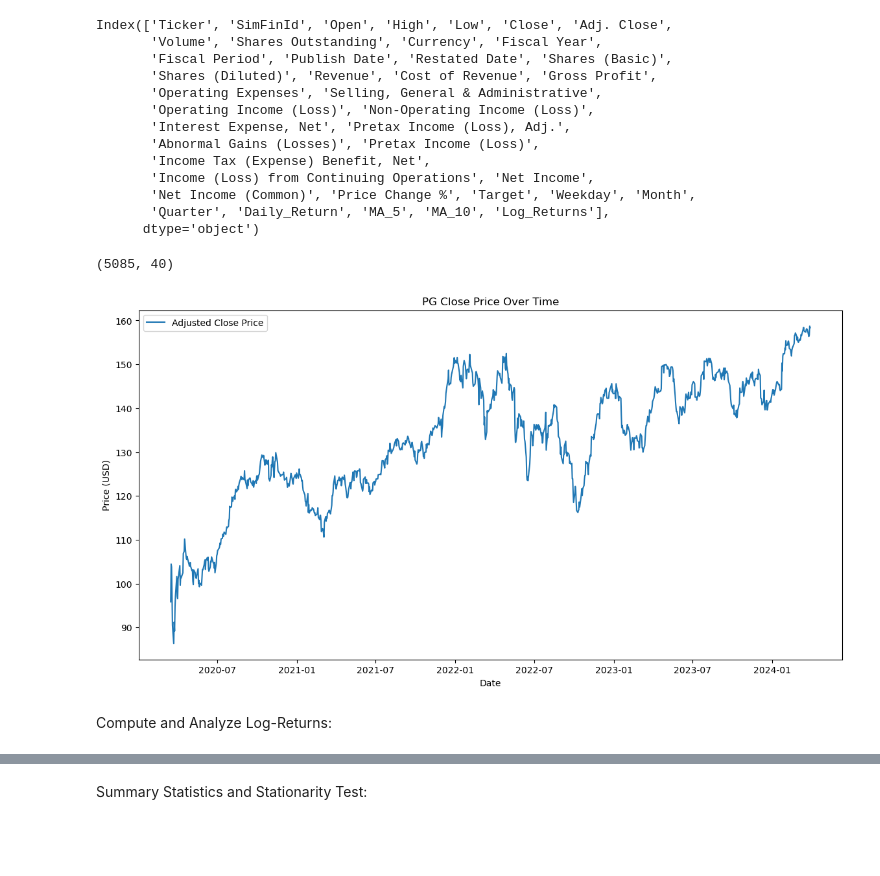
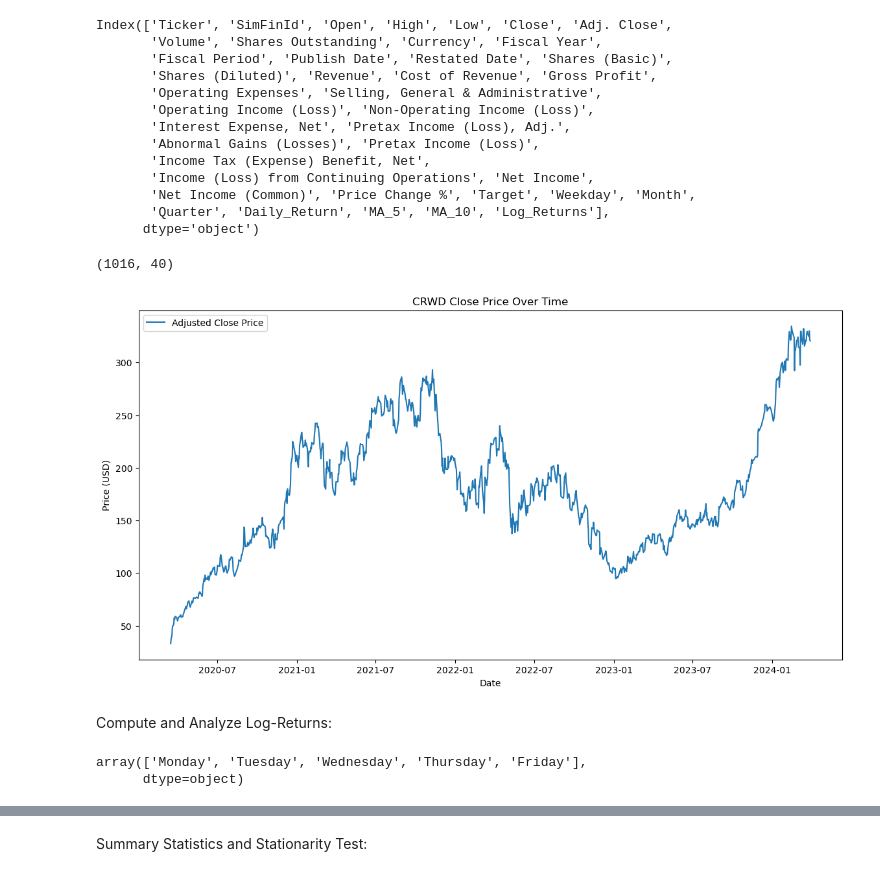
Before and after one commit to BOYSABIO/Stock-Analysis-Prediction-Dashboard, a Jupyter notebook: 0.4 PREDICT.ipynb, the cells around one changed output, grey strips where cells are left out. Saved outputs shown, nothing was run; the diff lists cells and outputs as text; code cells hidden in the pictures; blank space fills up the shorter version.

```diff
--- a/0.4 PREDICT.ipynb
+++ b/0.4 PREDICT.ipynb
@@ -68,4 +80,4 @@ def fetch_ticker_data(ticker, start_date, end_date):
     return ticker_data
 
 
-ticker_data= fetch_ticker_data('PG','2020-03-15','2025-03-15')
+ticker_data= fetch_ticker_data('CRWD','2020-03-15','2025-03-15')
@@ -71,0 +113,2 @@ ticker_data= fetch_ticker_data('PG','2020-03-15','2025-03-15')
+# %%
+ticker_data['Log_Returns_2'] = np.log(ticker_data['Close'] / ticker_data['Close'].shift(1))
@@ -96,19 +156,24 @@ Index(['Ticker', 'SimFinId', 'Open', 'High', 'Low', 'Close', 'Adj. Close',
 # %%
 ticker_data.shape
 # %% [output]
-(5085, 40)
+(1016, 40)
 # %%
 def plot_raw_time_series(ticker_df):
     plt.figure(figsize=(14, 7))
-    plt.plot(ticker_df['Adj. Close'], label='Adjusted Close Price')
+    plt.plot(ticker_df['Close'], label='Adjusted Close Price')
     plt.title(f'{ticker_df['Ticker'].unique()[0]} Close Price Over Time')
     plt.xlabel('Date')
     plt.ylabel('Price (USD)')
     plt.legend()
     return plt.show()
 
 plot_raw_time_series(ticker_data)
 # %% [output]
-[figure, old version]
+[figure, new version]
 # %% [markdown]
 Compute and Analyze Log-Returns:
+# %%
+ticker_data['Weekday'].unique()
+# %% [output]
+array(['Monday', 'Tuesday', 'Wednesday', 'Thursday', 'Friday'],
+      dtype=object)
```
Also changed, not shown: parts of 29 cells of this notebook, 3 other files.
